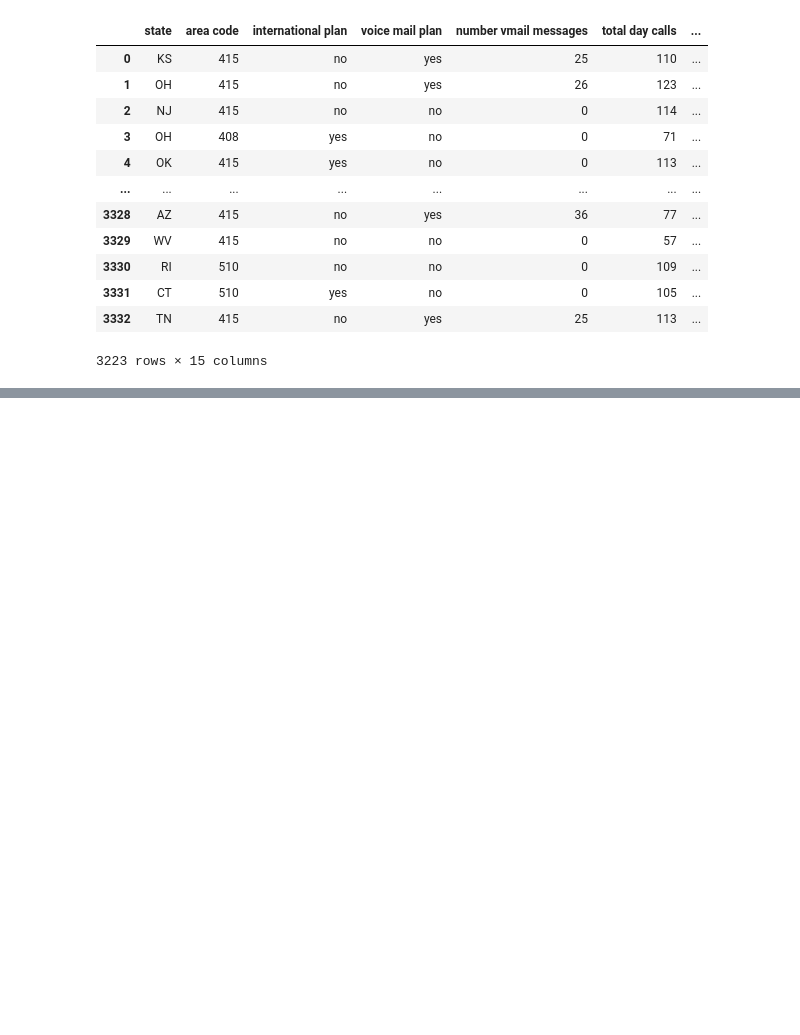
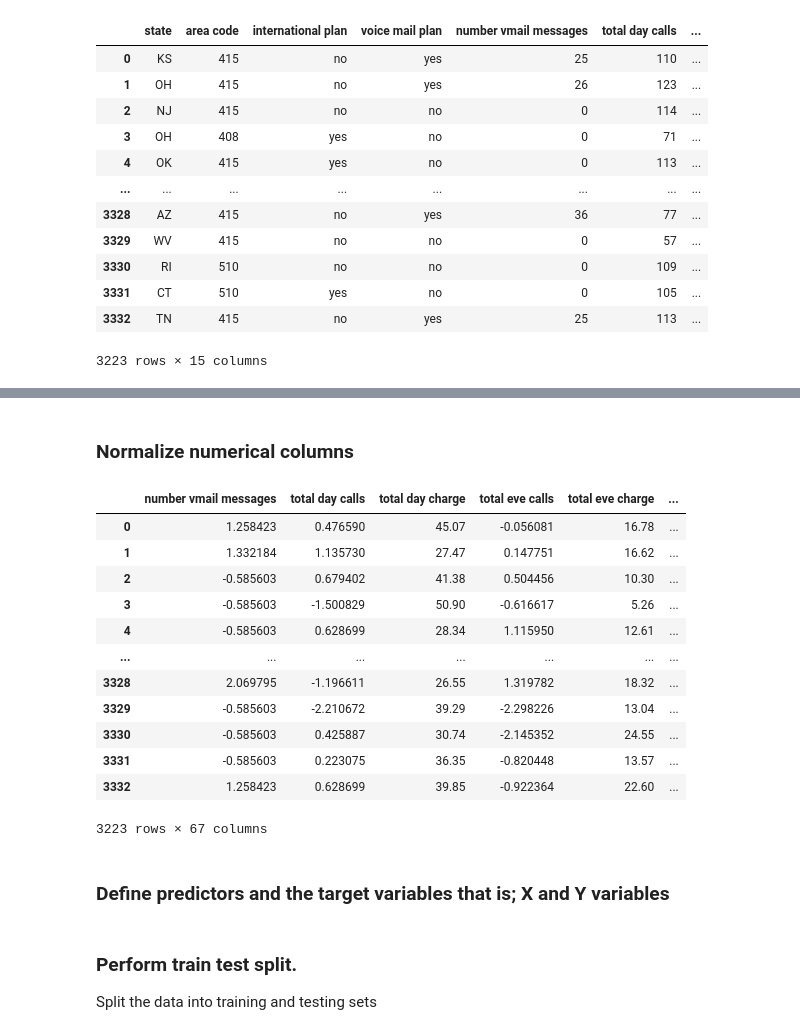
Before and after one commit to Amoskipkirui/Customer-churn-analysis, a Jupyter notebook: index.ipynb, the cells around one changed output, grey strips where cells are left out. Saved outputs shown, nothing was run; the diff lists cells and outputs as text; code cells hidden in the pictures; blank space fills up the shorter version.

```diff
--- a/index.ipynb
+++ b/index.ipynb
@@ -435,0 +462,22 @@ df_cleaned2
+# %% [markdown]
+### Normalize numerical columns
+# %%
+scaler = StandardScaler()
+df_cleaned2[cols] = scaler.fit_transform(df_cleaned2[cols])
+df_cleaned2
+# %% [output]
+|  | number vmail messages | total day calls | total day charge | total eve calls | total eve charge | ... |
+| 0 | 1.258423 | 0.476590 | 45.07 | -0.056081 | 16.78 | ... |
+| 1 | 1.332184 | 1.135730 | 27.47 | 0.147751 | 16.62 | ... |
+| 2 | -0.585603 | 0.679402 | 41.38 | 0.504456 | 10.30 | ... |
+| 3 | -0.585603 | -1.500829 | 50.90 | -0.616617 | 5.26 | ... |
+| 4 | -0.585603 | 0.628699 | 28.34 | 1.115950 | 12.61 | ... |
+| ... | ... | ... | ... | ... | ... | ... |
+| 3328 | 2.069795 | -1.196611 | 26.55 | 1.319782 | 18.32 | ... |
+| 3329 | -0.585603 | -2.210672 | 39.29 | -2.298226 | 13.04 | ... |
+| 3330 | -0.585603 | 0.425887 | 30.74 | -2.145352 | 24.55 | ... |
+| 3331 | -0.585603 | 0.223075 | 36.35 | -0.820448 | 13.57 | ... |
+| 3332 | 1.258423 | 0.628699 | 39.85 | -0.922364 | 22.60 | ... |
+3223 rows × 67 columns
+# %% [markdown]
+### Define predictors and the target variables that is; X and Y variables
@@ -435,0 +487,3 @@ df_cleaned2
+# %% [markdown]
+### Perform train test split.
+Split the data into training and testing sets
```
Also changed, not shown: parts of 11 cells of this notebook.
